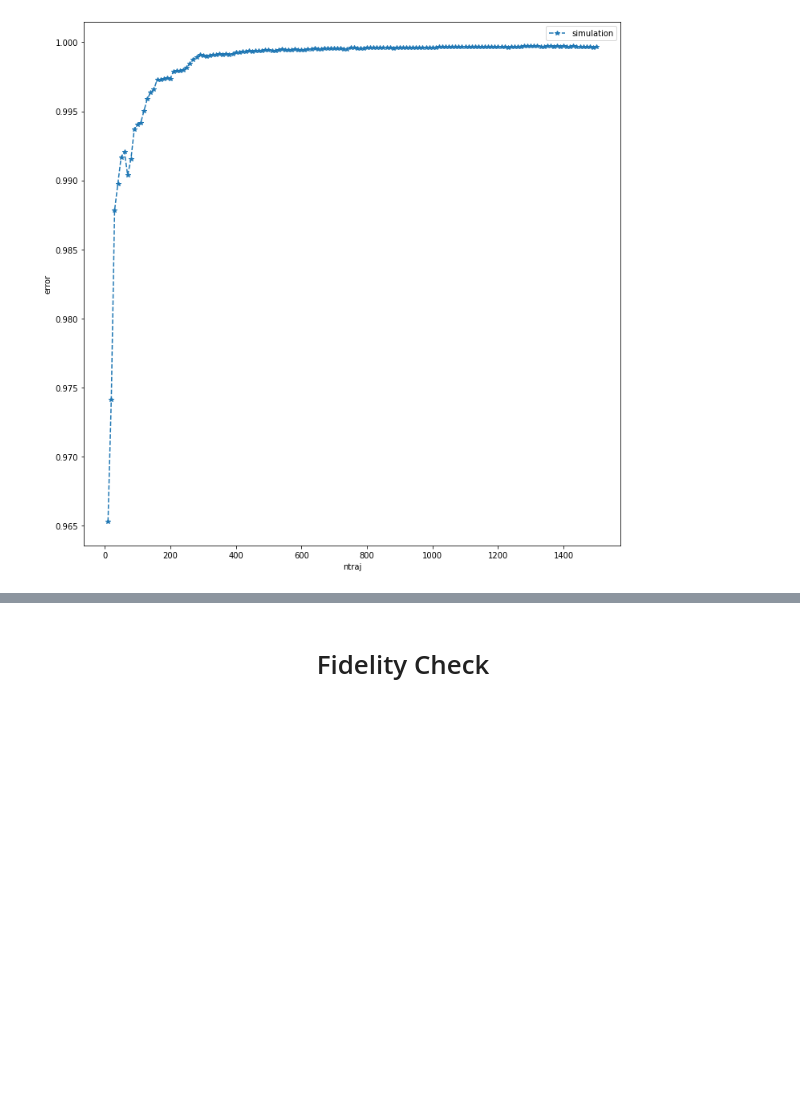
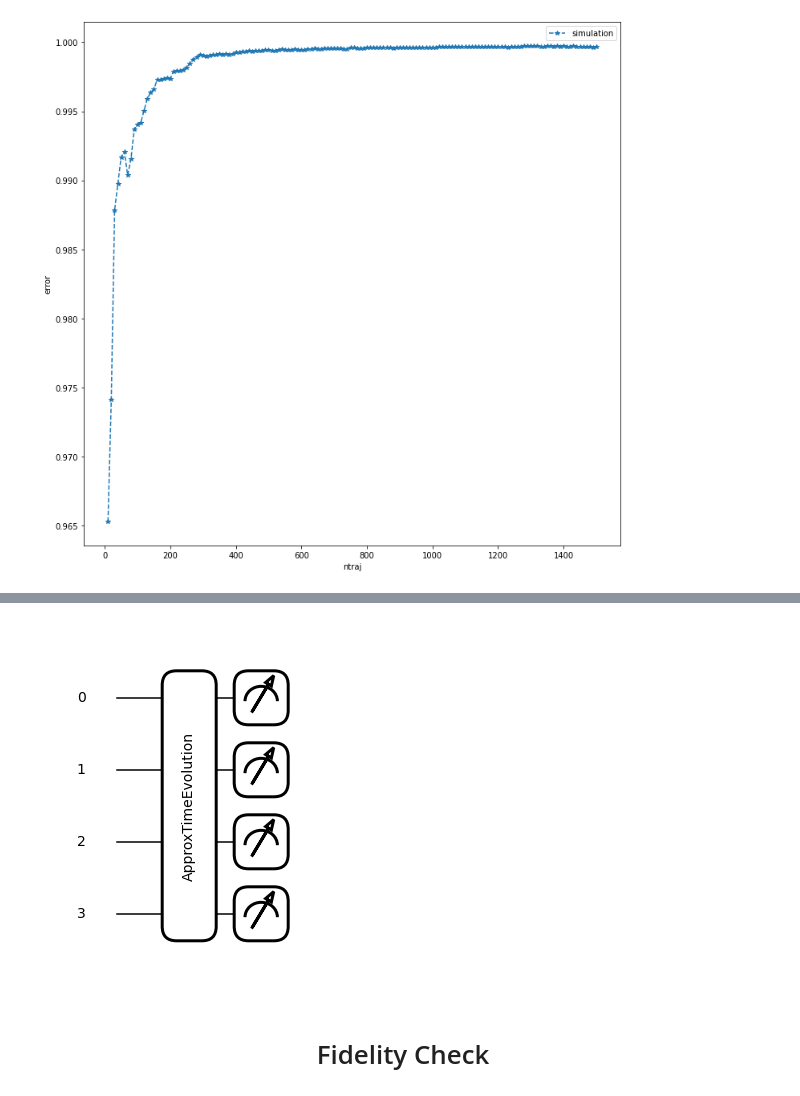
Before and after one commit to aaronleesander/QHack2023, a Jupyter notebook: emiliano/density_vs_sv/runtime_analysis.ipynb, the cells around one changed output, grey strips where cells are left out. Saved outputs shown, nothing was run; the diff lists cells and outputs as text; code cells hidden in the pictures; blank space fills up the shorter version.

```diff
--- a/emiliano/density_vs_sv/runtime_analysis.ipynb
+++ b/emiliano/density_vs_sv/runtime_analysis.ipynb
@@ -282,0 +334,24 @@ times_long, ideal_dm_long = calculate_heisenberg_runtime_fidelity_vs_qubits("def
+# %%
+wires = 4
+depth = 2
+T = 1
+p = 0
+backend = "default.mixed"
+dev = qml.device(backend, wires=wires)
+
+couplings = {"J_xx": 1, "J_yy":2, "J_zz": 1, "h": 0.5}
+
+@qml.qnode(dev)
+def evolve(couplings, time, depth):
+    qml.ApproxTimeEvolution(create_heisenberg(couplings, wires), time, depth)
+    return qml.state()
+
+@qml.qnode(dev)
+def heisenberg_trotter(couplings, T, depth, p):
+    simulate_heisenberg_model(wires, couplings, T, depth, p, backend)
+    return qml.state()
+
+
+for d in range(2,20):
+    f = qml.math.fidelity(heisenberg_trotter(couplings,T=T,depth=d,p=p),evolve((1,2,1,0.5),time=T,depth=d))
+    print(f)
@@ -283,3 +381,7 @@ times_long, ideal_dm_long = calculate_heisenberg_runtime_fidelity_vs_qubits("def
+# %%
+draw_circuit_nice(evolve,couplings=(1,2,1,0.5),time=T,depth=d)
+# %% [output]
+[figure, added]
 # %% [markdown]
 # <center> Fidelity Check
 # %%
```
Also changed, not shown: parts of 15 cells of this notebook, 3 other files.
